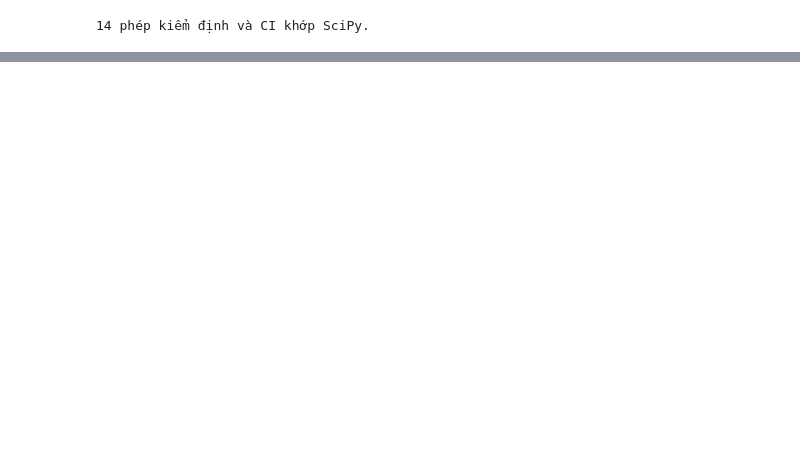
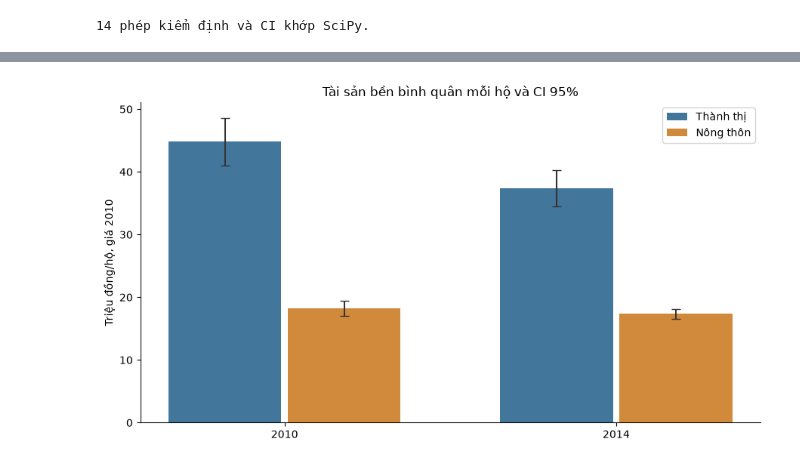
Before and after one commit to letranggaby-cloud/vhlss-project-thong-ke, a Jupyter notebook: vhlss_preprocess_va_thu_nhap.ipynb, the cells around one changed output, grey strips where cells are left out. Saved outputs shown, nothing was run; the diff lists cells and outputs as text; code cells hidden in the pictures; blank space fills up the shorter version.

```diff
--- a/vhlss_preprocess_va_thu_nhap.ipynb
+++ b/vhlss_preprocess_va_thu_nhap.ipynb
@@ -915,0 +1094,19 @@ print("14 phép kiểm định và CI khớp SciPy.")
+# %%
+asset_area_rows = []
+asset_area_test_rows = []
+for year, frame in asset_data.groupby("year"):
+    area_samples = {}
+    for area, name in [(1, "Thành thị"), (2, "Nông thôn")]:
+        values = frame.loc[frame["area"].eq(area), "durable_total_real"].dropna().to_numpy()
+        area_samples[name] = values
+        asset_area_rows.append({"year": year, "area": name, **describe_with_ci(values)})
+    urban, rural = area_samples["Thành thị"], area_samples["Nông thôn"]
+    asset_area_test_rows.append({
+        "year": year, "urban_rural_ratio": urban.mean() / rural.mean(),
+        **independent_t_test(urban, rural),
+    })
+asset_area_description = pd.DataFrame(asset_area_rows)
+asset_area_tests = pd.DataFrame(asset_area_test_rows)
+display(asset_area_description[["year", "area", "n", "mean", "ci_low", "ci_high", "median"]].round(3))
+display(asset_area_tests[["year", "estimate", "ci_low", "ci_high", "urban_rural_ratio", "statistic", "df", "p_value"]]
+        .style.hide(axis="index").format({"p_value": "{:.3e}"}))
@@ -915,0 +1122,15 @@ print("14 phép kiểm định và CI khớp SciPy.")
+# %%
+figure, axis = plt.subplots(figsize=(9, 5))
+positions = np.arange(len(ANALYSIS_YEARS))
+for name, offset, color in [("Thành thị", -0.18, "#42779b"), ("Nông thôn", 0.18, "#d18a3b")]:
+    rows = asset_area_description.loc[asset_area_description["area"].eq(name)].set_index("year").loc[ANALYSIS_YEARS]
+    errors = [rows["mean"] - rows["ci_low"], rows["ci_high"] - rows["mean"]]
+    axis.bar(positions + offset, rows["mean"], width=0.34, color=color, label=name)
+    axis.errorbar(positions + offset, rows["mean"], yerr=errors, fmt="none", color="#333333", capsize=4)
+axis.set(xticks=positions, xticklabels=ANALYSIS_YEARS, ylabel="Triệu đồng/hộ, giá 2010",
+         title="Tài sản bền bình quân mỗi hộ và CI 95%")
+axis.legend()
+figure.tight_layout()
+plt.show()
+# %% [output]
+[figure, added]
```
Also changed, not shown: parts of 37 cells of this notebook, 2 other files.
